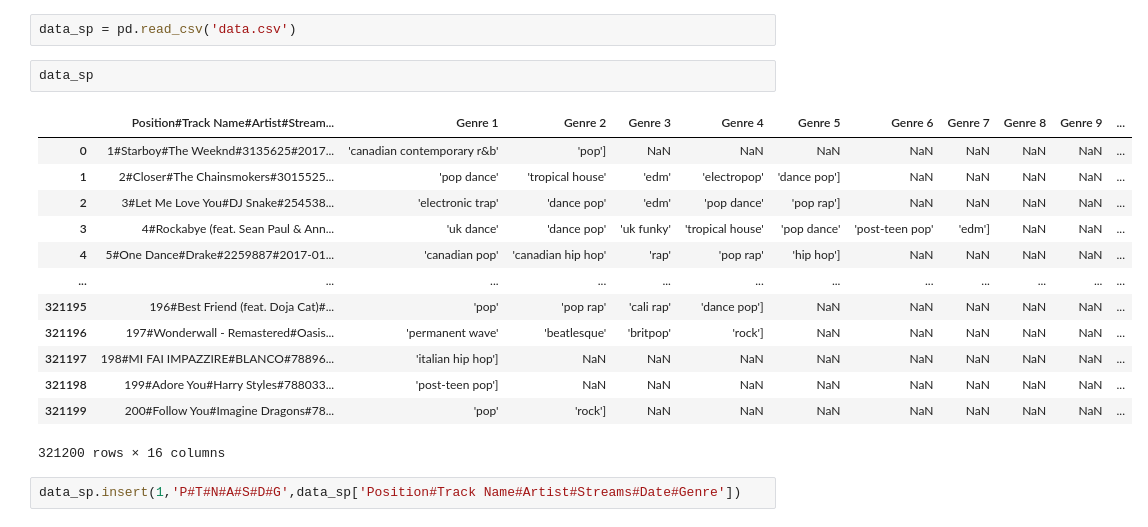
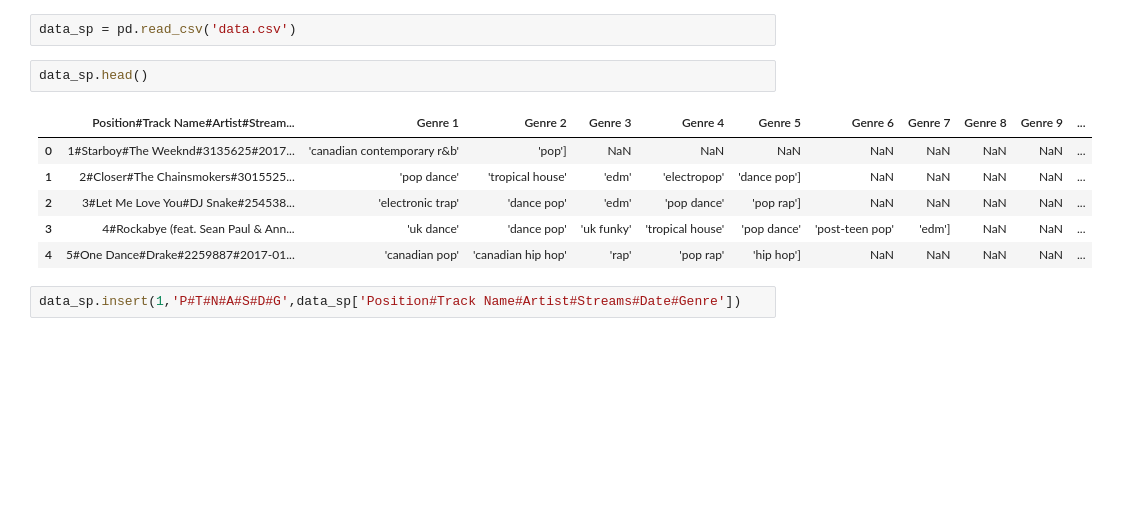
Before and after one commit to StavrosTs/Project-EDA---Spotify, a Jupyter notebook: Cleaning/Cleaning Process.ipynb, the cells around one changed output. Cells and saved outputs as stored; diff of their text form; blank space fills up the shorter version.

```diff
--- a/Cleaning/Cleaning Process.ipynb
+++ b/Cleaning/Cleaning Process.ipynb
@@ -4,21 +4,14 @@ import numpy as np
 # %%
 data_sp = pd.read_csv('data.csv')
 # %%
-data_sp
+data_sp.head()
 # %% [output]
 |  | Position#Track Name#Artist#Stream... | Genre 1 | Genre 2 | Genre 3 | Genre 4 | Genre 5 | Genre 6 | Genre 7 | Genre 8 | Genre 9 | ... |
 | 0 | 1#Starboy#The Weeknd#3135625#2017... | 'canadian contemporary r&b' | 'pop'] | NaN | NaN | NaN | NaN | NaN | NaN | NaN | ... |
 | 1 | 2#Closer#The Chainsmokers#3015525... | 'pop dance' | 'tropical house' | 'edm' | 'electropop' | 'dance pop'] | NaN | NaN | NaN | NaN | ... |
 | 2 | 3#Let Me Love You#DJ Snake#254538... | 'electronic trap' | 'dance pop' | 'edm' | 'pop dance' | 'pop rap'] | NaN | NaN | NaN | NaN | ... |
 | 3 | 4#Rockabye (feat. Sean Paul & Ann... | 'uk dance' | 'dance pop' | 'uk funky' | 'tropical house' | 'pop dance' | 'post-teen pop' | 'edm'] | NaN | NaN | ... |
 | 4 | 5#One Dance#Drake#2259887#2017-01... | 'canadian pop' | 'canadian hip hop' | 'rap' | 'pop rap' | 'hip hop'] | NaN | NaN | NaN | NaN | ... |
-| ... | ... | ... | ... | ... | ... | ... | ... | ... | ... | ... | ... |
-| 321195 | 196#Best Friend (feat. Doja Cat)#... | 'pop' | 'pop rap' | 'cali rap' | 'dance pop'] | NaN | NaN | NaN | NaN | NaN | ... |
-| 321196 | 197#Wonderwall - Remastered#Oasis... | 'permanent wave' | 'beatlesque' | 'britpop' | 'rock'] | NaN | NaN | NaN | NaN | NaN | ... |
-| 321197 | 198#MI FAI IMPAZZIRE#BLANCO#78896... | 'italian hip hop'] | NaN | NaN | NaN | NaN | NaN | NaN | NaN | NaN | ... |
-| 321198 | 199#Adore You#Harry Styles#788033... | 'post-teen pop'] | NaN | NaN | NaN | NaN | NaN | NaN | NaN | NaN | ... |
-| 321199 | 200#Follow You#Imagine Dragons#78... | 'pop' | 'rock'] | NaN | NaN | NaN | NaN | NaN | NaN | NaN | ... |
-321200 rows × 16 columns
 # %%
 data_sp.insert(1,'P#T#N#A#S#D#G',data_sp['Position#Track Name#Artist#Streams#Date#Genre'])
 # %%
```
Also changed, not shown: parts of 31 cells of this notebook, 1 other file.
